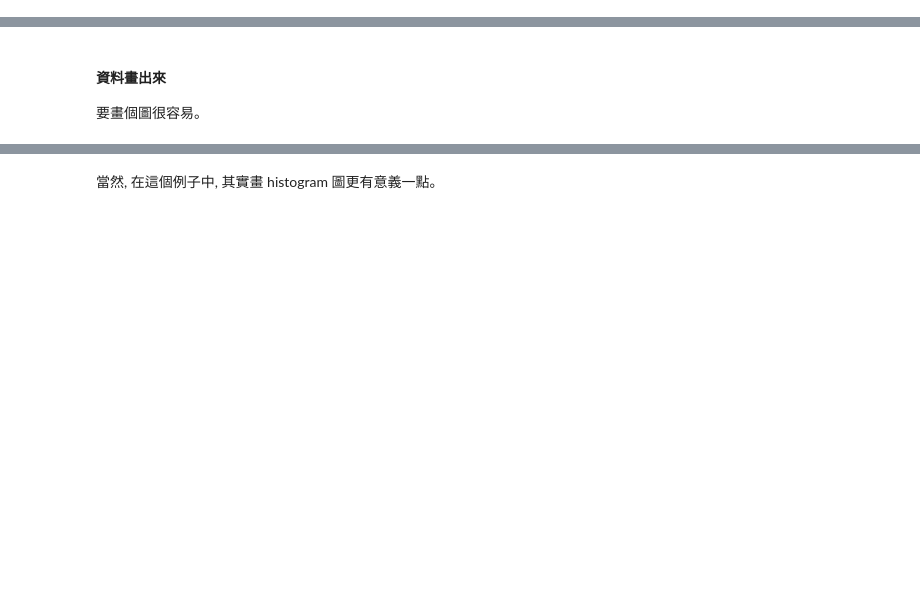
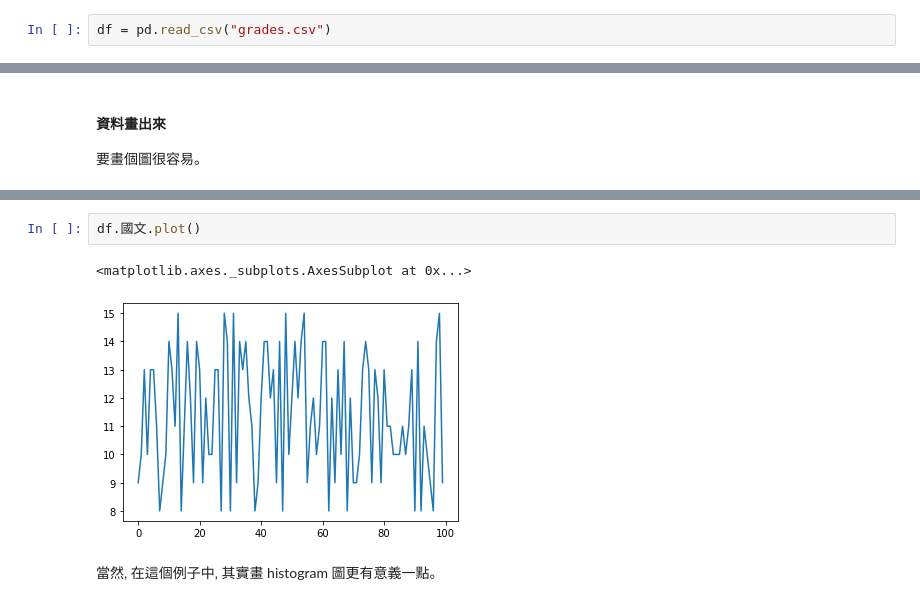
Before and after one commit to Phoebe-Lai/IMLP342, a Jupyter notebook: 02_Pandas.ipynb, the cells around one changed output, grey strips where cells are left out. Drawn from its saved outputs; the diff is of its cells as text; blank space fills up the shorter version.

```diff
--- a/02_Pandas.ipynb
+++ b/02_Pandas.ipynb
@@ -15,6 +15,8 @@ import numpy as np
 ## 1 開始使用 `pandas`
 
 首先我們來讀入一個 CSV 檔, 這裡有個「假的」學測成績, 叫 `grades.csv` 我們來練習一下。
+# %%
+df = pd.read_csv("grades.csv")
 # %% [markdown]
 用 `df` 是標準的叫法 (雖然這名稱我們隨便取也可以), 意思是 Data Frame, 這是 `pandas` 兩大資料結構之一。我們可以把 Data Frame 想成一張表格 (雖然其實可以是很多張表格)。
 
@@ -100,2 +102,7 @@ Name: 國文, Length: 100, dtype: int64
+# %%
+df.國文.plot()
+# %% [output]
+<matplotlib.axes._subplots.AxesSubplot at 0x...>
+[figure, added]
 # %% [markdown]
 當然, 在這個例子中, 其實畫 histogram 圖更有意義一點。
```
Also changed, not shown: parts of 88 cells of this notebook.
